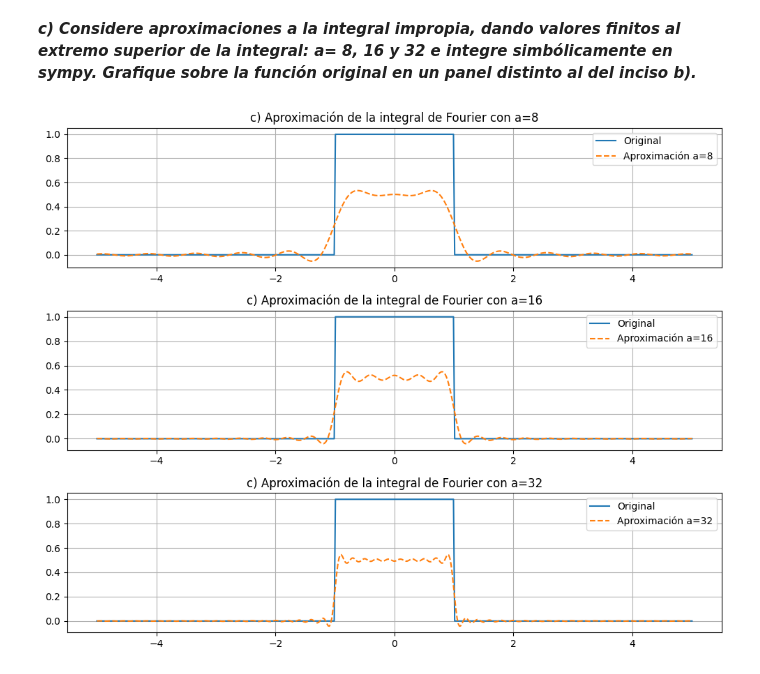
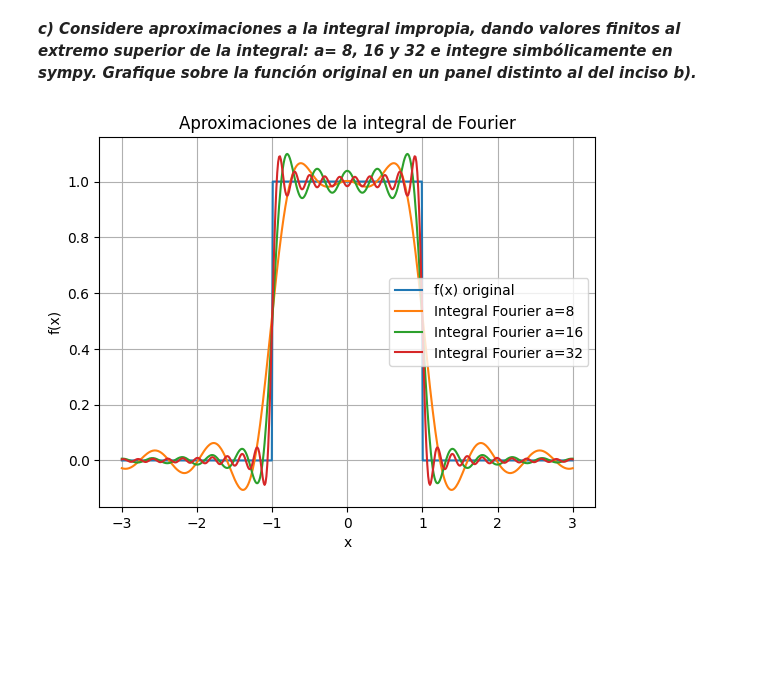
Before and after one commit to ALDO12062004/EDP1, a Jupyter notebook: Integral de Fourier.ipynb, the cells around one changed output. Cells and saved outputs as stored; diff of their text form; code cells hidden in the pictures; blank space fills up the shorter version.

```diff
--- a/Integral de Fourier.ipynb
+++ b/Integral de Fourier.ipynb
@@ -112,25 +121,45 @@ plt.show()
 # %% [markdown]
 ***c) Considere aproximaciones a la integral impropia, dando valores finitos al extremo superior de la integral: a= 8, 16 y 32 e integre simbólicamente en sympy. Grafique sobre la función original en un panel distinto al del inciso b).***
-# %%
-a_vals = [8, 16, 32]
-
-plt.figure(figsize=(10, 8))
-for i, a_val in enumerate(a_vals, 1):
-    def approx_f(x_val):
-        integrand = lambda k: np.cos(k * x_val) * np.sinc(k / np.pi)
-        result, _ = quad(integrand, 0, a_val)
-        return result / np.pi
-
-    f_approx = np.vectorize(approx_f)(x_vals)
-
-    plt.subplot(3, 1, i)
-    plt.plot(x_vals, f_vals, label='Original')
-    plt.plot(x_vals, f_approx, '--', label=f'Aproximación a={a_val}')
-    plt.legend()
-    plt.grid(True)
-    plt.title(f'c) Aproximación de la integral de Fourier con a={a_val}')
-
-plt.tight_layout()
-plt.show()
-# %% [output]
-[figure, removed]
+# %%
+import sympy as sp
+import numpy as np
+import matplotlib.pyplot as plt
+import warnings
+
+warnings.filterwarnings("ignore", category=RuntimeWarning)
+
+x, v, w = sp.symbols('x v w', real=True)
+
+A = (1/sp.pi) * sp.integrate(sp.cos(w*v), (v, -1, 1))
+A_simplified = sp.simplify(A)
+
+B_simplified = 0
+
+def f_original(x):
+    return np.where(np.abs(x) <= 1, 1, 0)
+
+def f_approx(x_val, a_val):
+    def integrand(w_val):
+        val = np.where(w_val == 0, 2/np.pi, 2*np.sin(w_val)/(np.pi*w_val))
+        return val * np.cos(w_val * x_val)
+
+    omega = np.linspace(0, a_val, 1000)
+    integral = np.trapz(integrand(omega), omega)
+    return integral
+
+x_vals = np.linspace(-3, 3, 500)
+
+plt.plot(x_vals, f_original(x_vals), label='f(x) original')
+
+for a_val in [8, 16, 32]:
+    f_vals = np.array([f_approx(xi, a_val) for xi in x_vals])
+    plt.plot(x_vals, f_vals, label=f'Integral Fourier a={a_val}')
+
+plt.legend()
+plt.title('Aproximaciones de la integral de Fourier')
+plt.xlabel('x')
+plt.ylabel('f(x)')
+plt.grid(True)
+plt.show()
+# %% [output]
+[figure, added]
```
Also changed, not shown: parts of 7 cells of this notebook.
